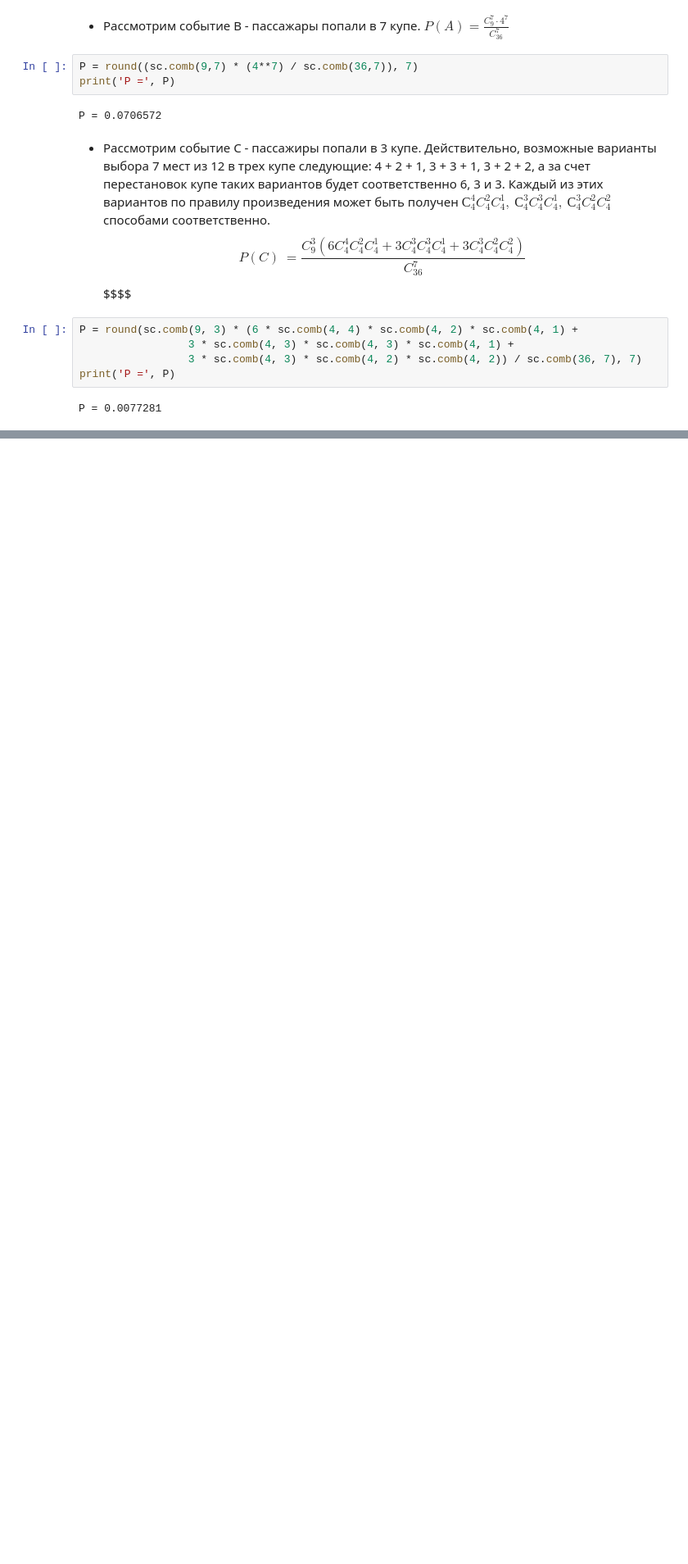
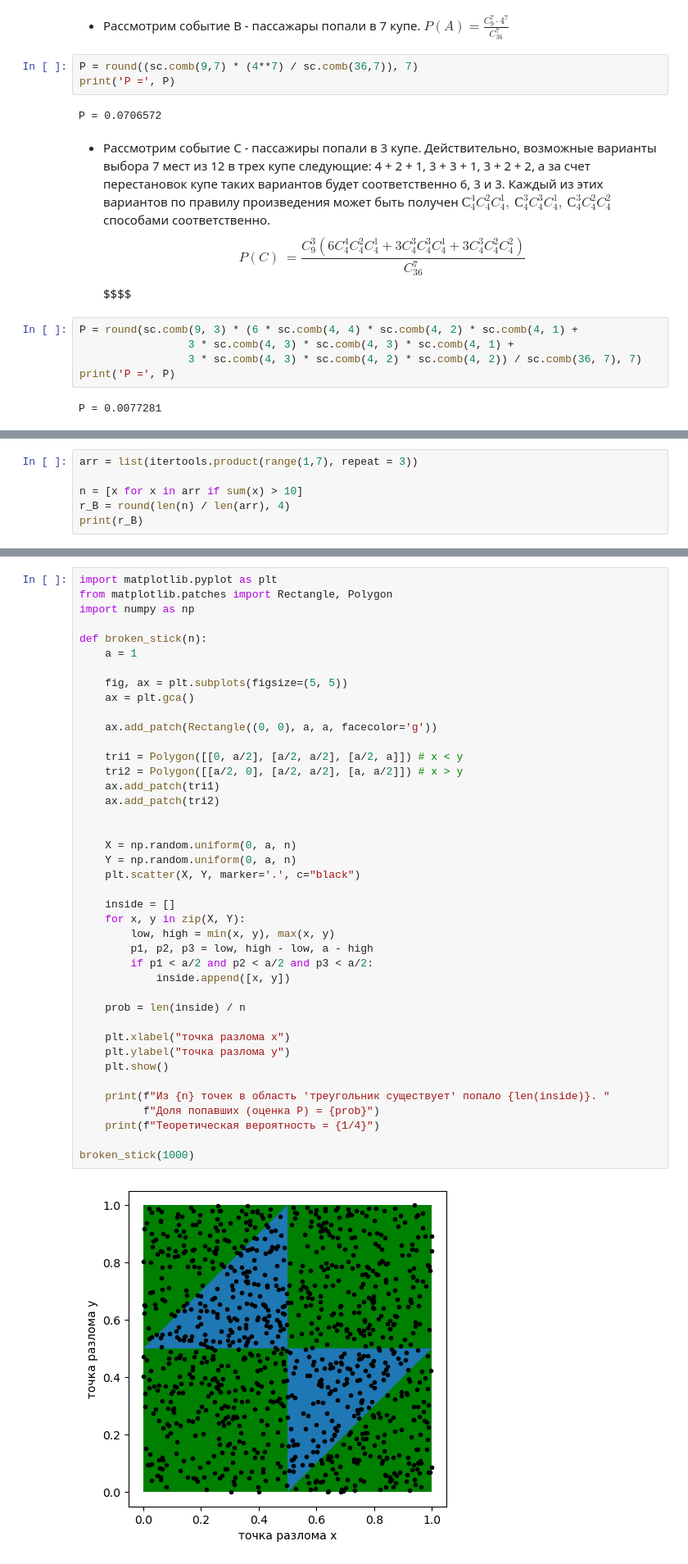
Before and after one commit to cccg21/theory-of-chances, a Jupyter notebook: homework_1/homework_1.ipynb, the cells around one changed output, grey strips where cells are left out. Shown at 82% size. Saved outputs shown, nothing was run; the diff lists cells and outputs as text; blank space fills up the shorter version.

Commit message:
Добавил домашнее заданее по теме Классическая и геометрическая вероятность

```diff
--- a/homework_1/homework_1.ipynb
+++ b/homework_1/homework_1.ipynb
@@ -103,0 +167,6 @@ P = 0.0077281
+# %%
+arr = list(itertools.product(range(1,7), repeat = 3))
+
+n = [x for x in arr if sum(x) > 10]
+r_B = round(len(n) / len(arr), 4)
+print(r_B)
@@ -103,0 +181,43 @@ P = 0.0077281
+# %%
+import matplotlib.pyplot as plt
+from matplotlib.patches import Rectangle, Polygon
+import numpy as np
+
+def broken_stick(n):
+    a = 1
+
+    fig, ax = plt.subplots(figsize=(5, 5))
+    ax = plt.gca()
+
+    ax.add_patch(Rectangle((0, 0), a, a, facecolor='g'))
+
+    tri1 = Polygon([[0, a/2], [a/2, a/2], [a/2, a]]) # x < y
+    tri2 = Polygon([[a/2, 0], [a/2, a/2], [a, a/2]]) # x > y
+    ax.add_patch(tri1)
+    ax.add_patch(tri2)
+
+
+    X = np.random.uniform(0, a, n)
+    Y = np.random.uniform(0, a, n)
+    plt.scatter(X, Y, marker='.', c="black")
+
+    inside = []
+    for x, y in zip(X, Y):
+        low, high = min(x, y), max(x, y)
+        p1, p2, p3 = low, high - low, a - high
+        if p1 < a/2 and p2 < a/2 and p3 < a/2:
+            inside.append([x, y])
+
+    prob = len(inside) / n
+
+    plt.xlabel("точка разлома x")
+    plt.ylabel("точка разлома y")
+    plt.show()
+
+    print(f"Из {n} точек в область 'треугольник существует' попало {len(inside)}. "
+          f"Доля попавших (оценка P) = {prob}")
+    print(f"Теоретическая вероятность = {1/4}")
+
+broken_stick(1000)
+# %% [output]
+[figure, added]
```
Also changed, not shown: parts of 17 cells of this notebook.
